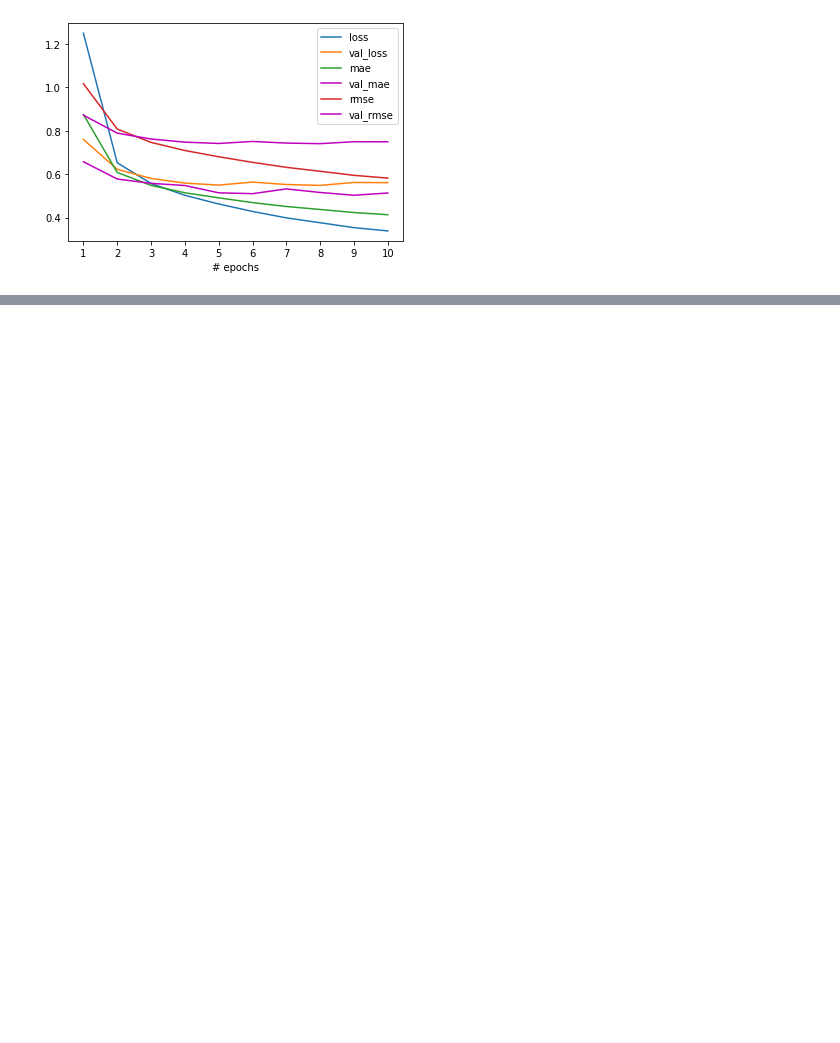
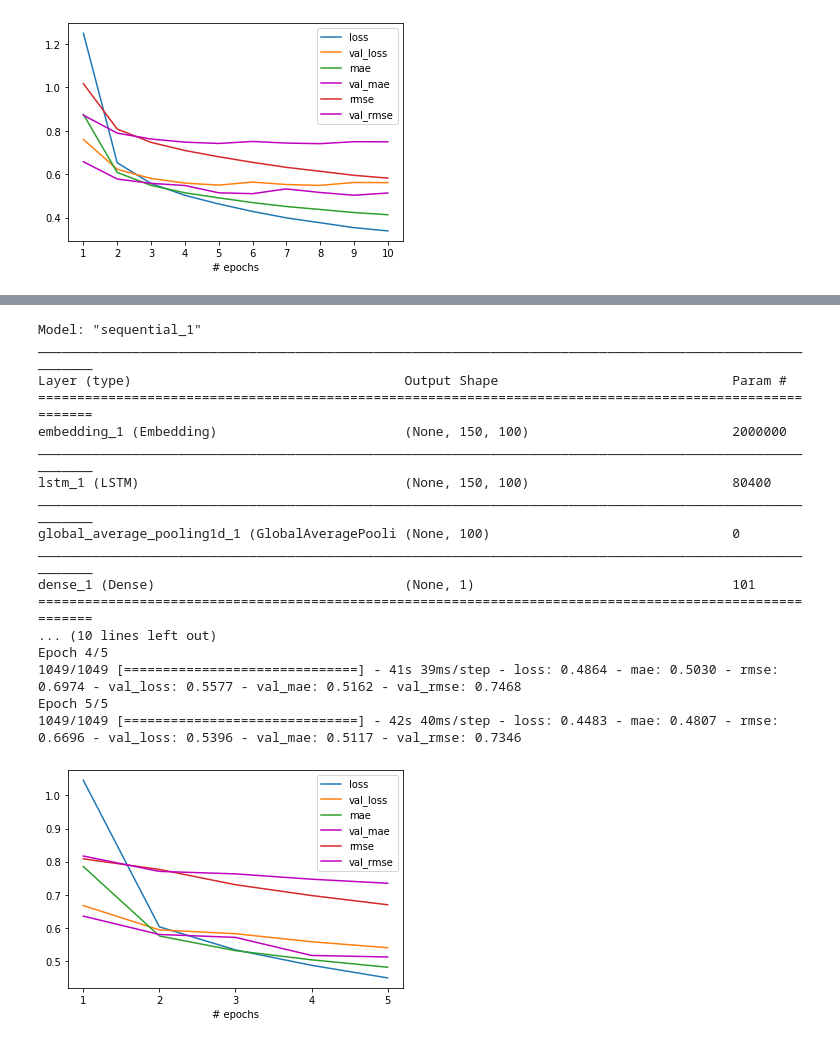
Before and after one commit to FishWith7sMemory/MAST30034-ADS-GroupProj, a Jupyter notebook: NLP.ipynb, the cells around one changed output, grey strips where cells are left out. Cells and saved outputs as stored; diff of their text form; code cells hidden in the pictures; blank space fills up the shorter version.

```diff
--- a/NLP.ipynb
+++ b/NLP.ipynb
@@ -357 +390,34 @@ Epoch 10/10
+# %%
+def create_model():
+    D = 100
+    num_words = min(MAX_VOCAB_SIZE, V + 1)
+    model = Sequential()
+    model.add(Input(shape=(T,)))
+    model.add(Embedding(num_words, D))
+    model.add(LSTM(D, dropout=0.2, return_sequences=True))
+    model.add(GlobalAveragePooling1D())
+    model.add(Dense(1))
+    model.summary(105)
+    return model
+
+m, r = fit_model(create_model(), epochs=5)
+# %% [output]
+Model: "sequential_1"
+_________________________________________________________________________________________________________
+Layer (type)                                   Output Shape                              Param #
+=========================================================================================================
+embedding_1 (Embedding)                        (None, 150, 100)                          2000000
+_________________________________________________________________________________________________________
+lstm_1 (LSTM)                                  (None, 150, 100)                          80400
+_________________________________________________________________________________________________________
+global_average_pooling1d_1 (GlobalAveragePooli (None, 100)                               0
+_________________________________________________________________________________________________________
+dense_1 (Dense)                                (None, 1)                                 101
+=========================================================================================================
+... (10 lines left out)
+Epoch 4/5
+1049/1049 [==============================] - 41s 39ms/step - loss: 0.4864 - mae: 0.5030 - rmse: 0.6974 - val_loss: 0.5577 - val_mae: 0.5162 - val_rmse: 0.7468
+Epoch 5/5
+1049/1049 [==============================] - 42s 40ms/step - loss: 0.4483 - mae: 0.4807 - rmse: 0.6696 - val_loss: 0.5396 - val_mae: 0.5117 - val_rmse: 0.7346
+[figure, added]
 # %%
```
Also changed, not shown: parts of 4 cells of this notebook.
